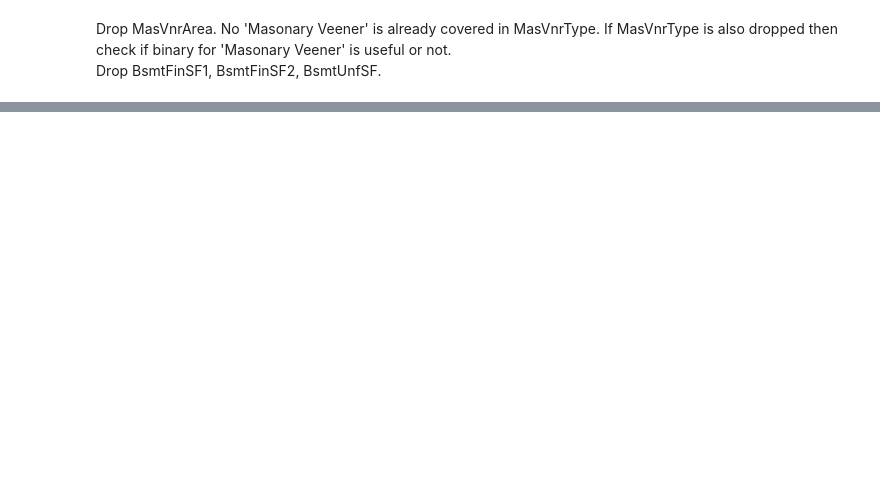
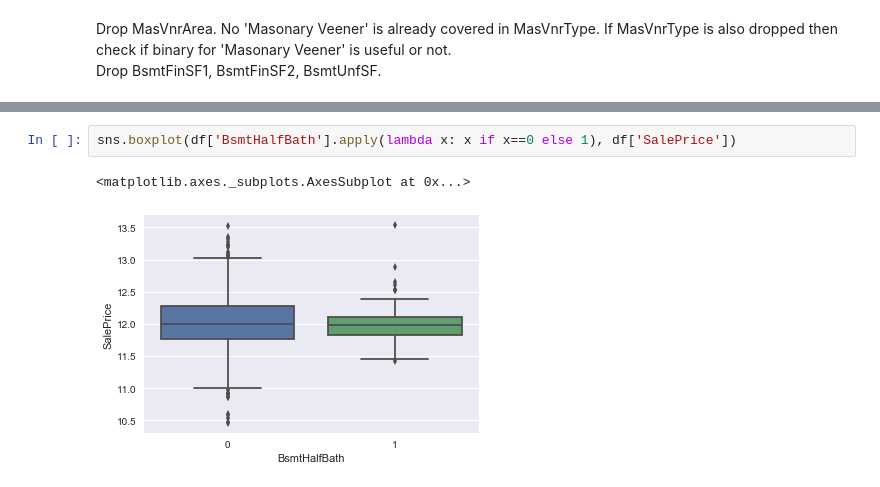
Before and after one commit to indianmoody/data-science-portfolio, a Jupyter notebook: ames_housing_complete/exploration3.ipynb, the cells around one changed output, grey strips where cells are left out. Saved outputs shown, nothing was run; the diff lists cells and outputs as text; blank space fills up the shorter version.

```diff
--- a/ames_housing_complete/exploration3.ipynb
+++ b/ames_housing_complete/exploration3.ipynb
@@ -182,0 +200,5 @@ Drop BsmtFinSF1, BsmtFinSF2, BsmtUnfSF.
+# %%
+sns.boxplot(df['BsmtHalfBath'].apply(lambda x: x if x==0 else 1), df['SalePrice'])
+# %% [output]
+<matplotlib.axes._subplots.AxesSubplot at 0x...>
+[figure, added]
```
Also changed, not shown: parts of 26 cells of this notebook.
